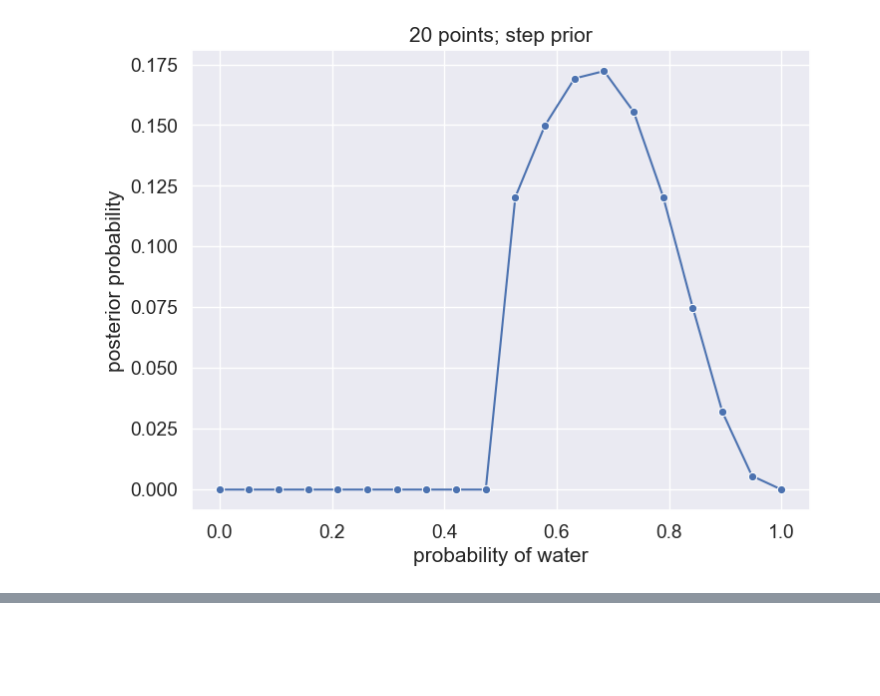
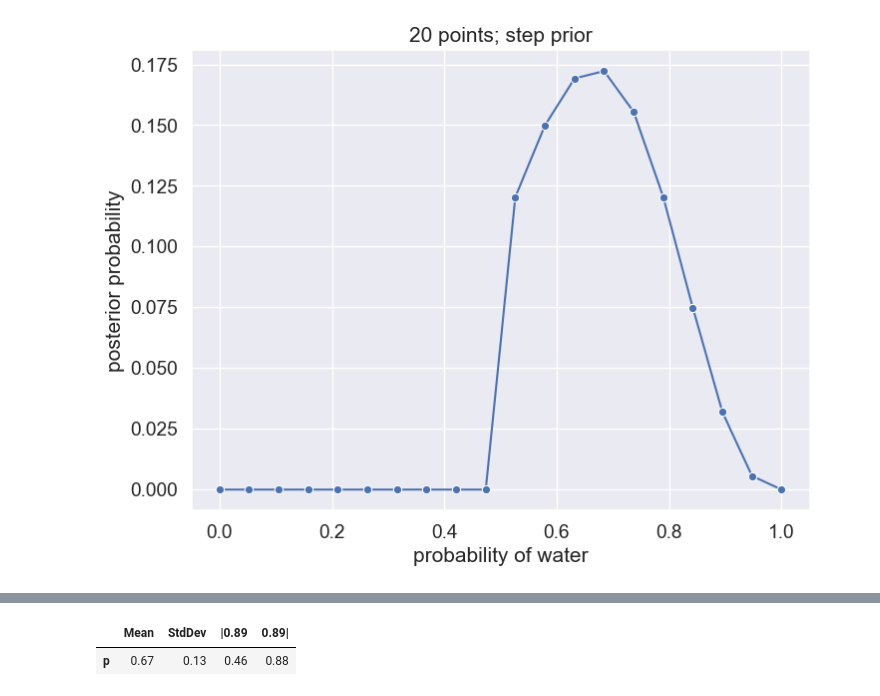
Before and after one commit to trevorjwilli/SRBayesianPyro, a Jupyter notebook: notebooks/chapter_2_notes.ipynb, the cells around one changed output, grey strips where cells are left out. Saved outputs shown, nothing was run; the diff lists cells and outputs as text; code cells hidden in the pictures; blank space fills up the shorter version.

```diff
--- a/notebooks/chapter_2_notes.ipynb
+++ b/notebooks/chapter_2_notes.ipynb
@@ -454,0 +466,14 @@ Typically grid approximation is not used because it scales very poorly as the nu
+# %%
+# Code 2.6
+
+def model(w):
+    p = pyro.sample("p", dist.Uniform(0, 1))
+    pyro.sample("w", dist.Binomial(9, p), obs=w)
+
+globe_qa = MAP(model).run(torch.tensor(6.))
+
+# display summary of quadratic approximation
+precis(globe_qa)
+# %% [output]
+|  | Mean | StdDev | |0.89 | 0.89| |
+| p | 0.67 | 0.13 | 0.46 | 0.88 |
```
Also changed, not shown: parts of 6 cells of this notebook.
